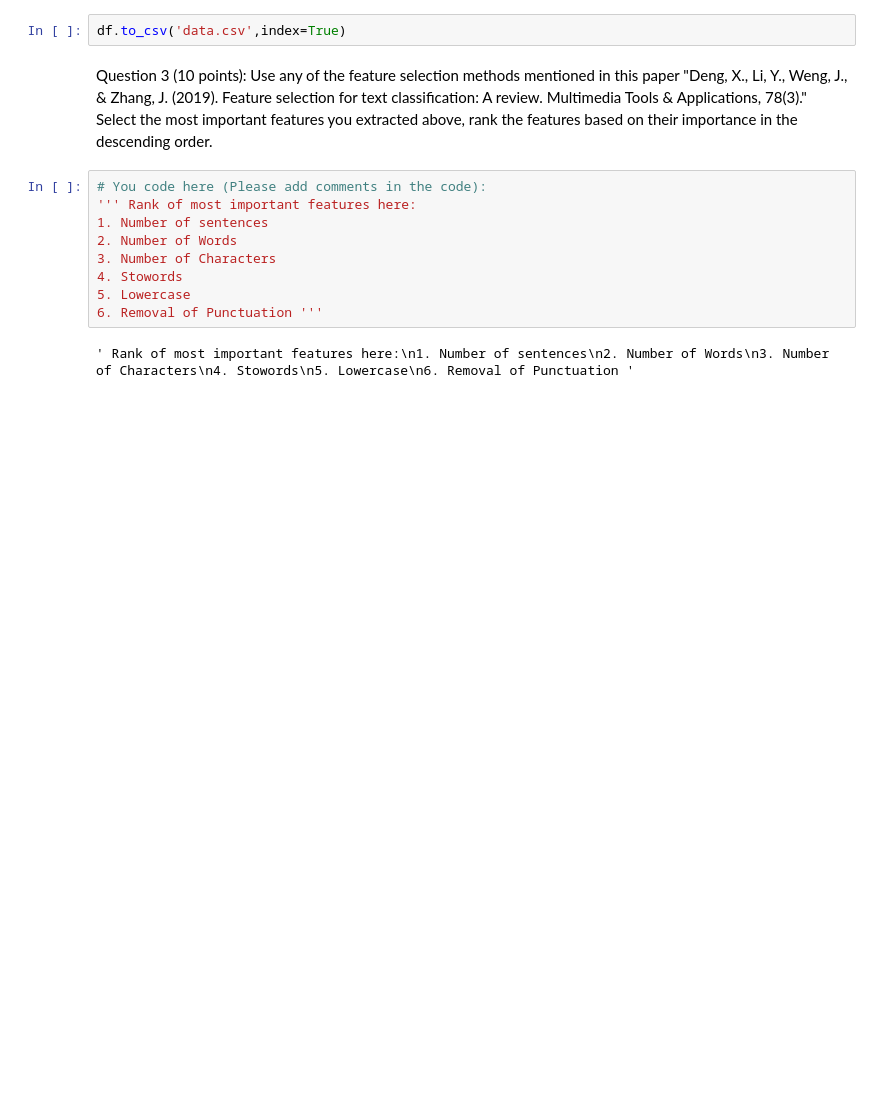
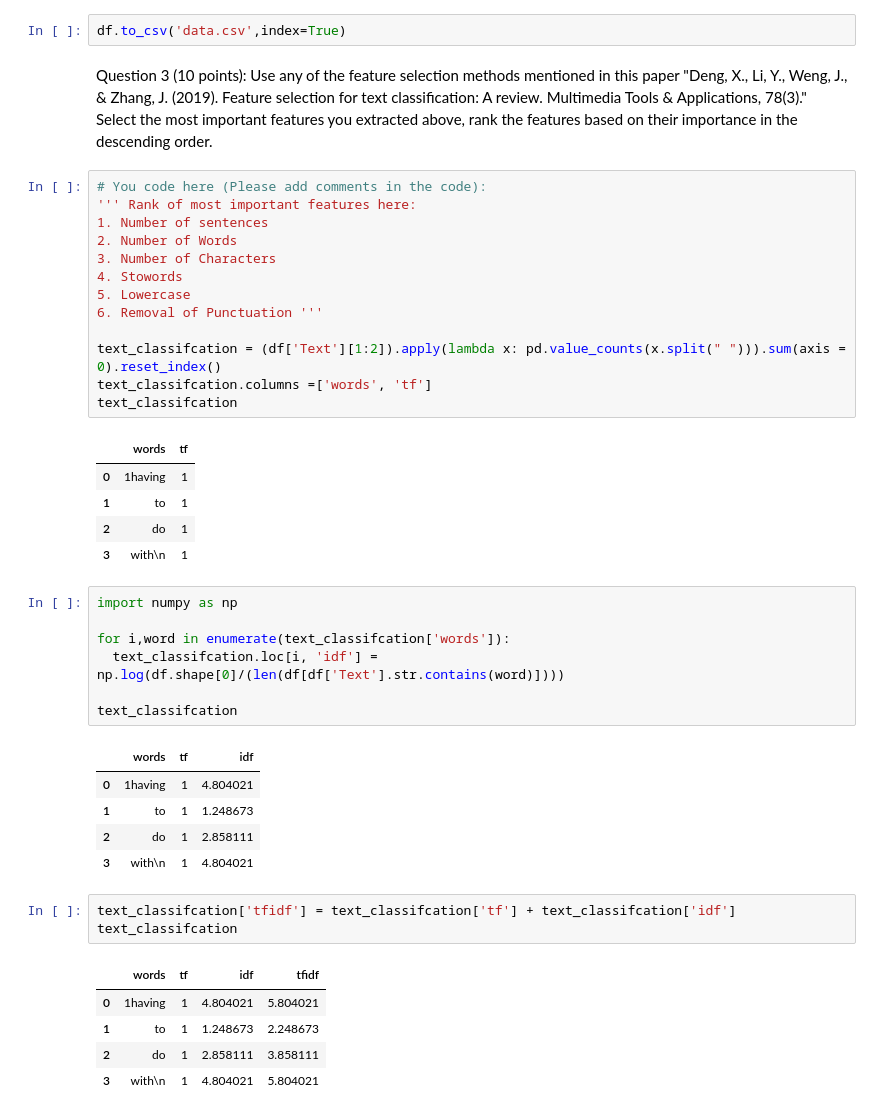
Before and after one commit to srujan-bandla/Computational_Methods, a Jupyter notebook: In_class_exercise/In_class_exercise_03.ipynb, the cells around one changed output. Drawn from its saved outputs; the diff is of its cells as text; blank space fills up the shorter version.

```diff
--- a/In_class_exercise/In_class_exercise_03.ipynb
+++ b/In_class_exercise/In_class_exercise_03.ipynb
@@ -220,5 +220,35 @@ Question 3 (10 points): Use any of the feature selection methods mentioned in th
 4. Stowords
 5. Lowercase
 6. Removal of Punctuation '''
+
+text_classifcation = (df['Text'][1:2]).apply(lambda x: pd.value_counts(x.split(" "))).sum(axis = 0).reset_index()
+text_classifcation.columns =['words', 'tf']
+text_classifcation
 # %% [output]
-' Rank of most important features here:\n1. Number of sentences\n2. Number of Words\n3. Number of Characters\n4. Stowords\n5. Lowercase\n6. Removal of Punctuation '
+|  | words | tf |
+| 0 | 1having | 1 |
+| 1 | to | 1 |
+| 2 | do | 1 |
+| 3 | with\n | 1 |
+# %%
+import numpy as np
+
+for i,word in enumerate(text_classifcation['words']):
+  text_classifcation.loc[i, 'idf'] = np.log(df.shape[0]/(len(df[df['Text'].str.contains(word)])))
+
+text_classifcation
+# %% [output]
+|  | words | tf | idf |
+| 0 | 1having | 1 | 4.804021 |
+| 1 | to | 1 | 1.248673 |
+| 2 | do | 1 | 2.858111 |
+| 3 | with\n | 1 | 4.804021 |
+# %%
+text_classifcation['tfidf'] = text_classifcation['tf'] + text_classifcation['idf']
+text_classifcation
+# %% [output]
+|  | words | tf | idf | tfidf |
+| 0 | 1having | 1 | 4.804021 | 5.804021 |
+| 1 | to | 1 | 1.248673 | 2.248673 |
+| 2 | do | 1 | 2.858111 | 3.858111 |
+| 3 | with\n | 1 | 4.804021 | 5.804021 |
```
